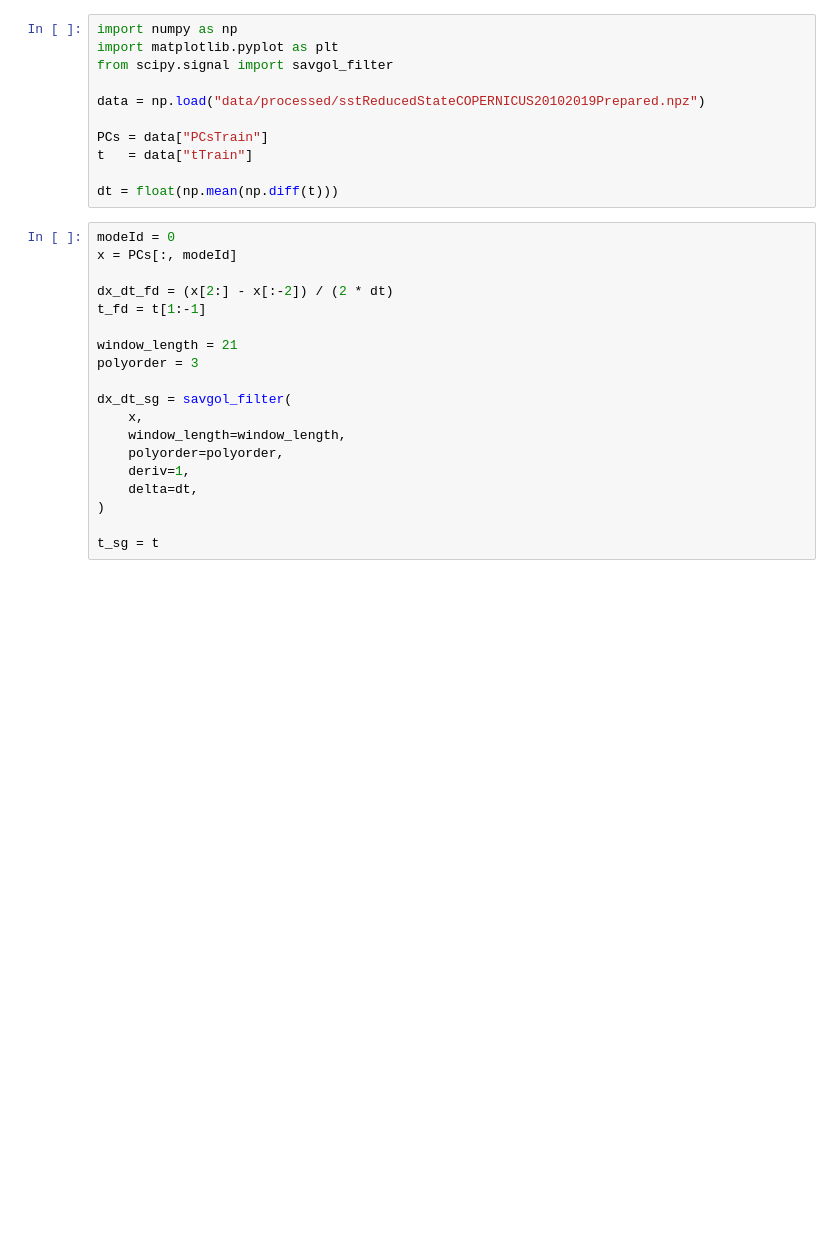
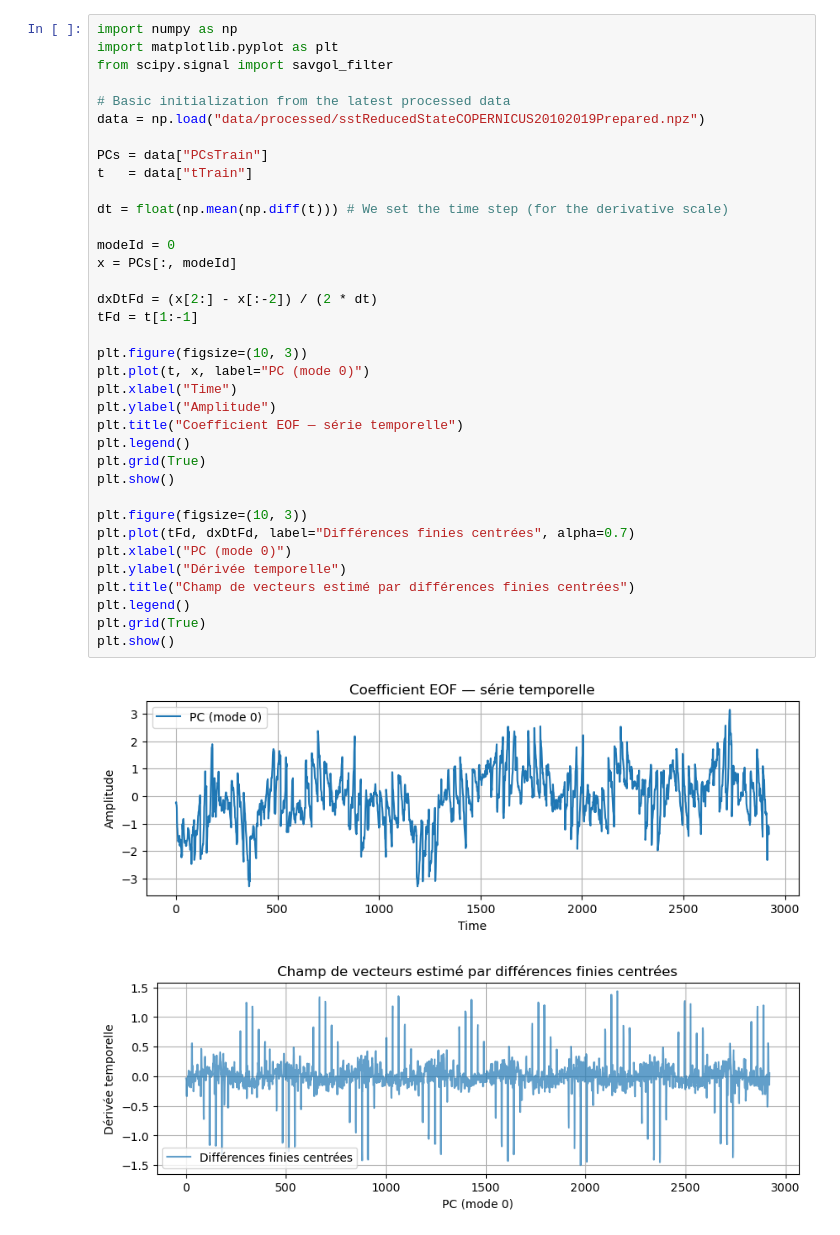
Before and after one commit to mkkuu/EnglishChannelSSTSciML, a Jupyter notebook: notebooks/preTreatment/16dynamicDiagnostic.ipynb, the cells around one changed output. Cells and saved outputs as stored; diff of their text form; blank space fills up the shorter version.

```diff
--- a/notebooks/preTreatment/16dynamicDiagnostic.ipynb
+++ b/notebooks/preTreatment/16dynamicDiagnostic.ipynb
@@ -39,30 +56,39 @@ C'est la force de ce type d'apprentissage. Mais si les données présentent des
-# %%
-import numpy as np
-import matplotlib.pyplot as plt
-from scipy.signal import savgol_filter
-
-data = np.load("data/processed/sstReducedStateCOPERNICUS20102019Prepared.npz")
-
-PCs = data["PCsTrain"]
-t   = data["tTrain"]
-
-dt = float(np.mean(np.diff(t)))
-# %%
-modeId = 0
-x = PCs[:, modeId]
-
-dx_dt_fd = (x[2:] - x[:-2]) / (2 * dt)
-t_fd = t[1:-1]
-
-window_length = 21
-polyorder = 3
-
-dx_dt_sg = savgol_filter(
-    x,
-    window_length=window_length,
-    polyorder=polyorder,
-    deriv=1,
-    delta=dt,
-)
-
-t_sg = t
+# %%
+import numpy as np
+import matplotlib.pyplot as plt
+from scipy.signal import savgol_filter
+
+# Basic initialization from the latest processed data
+data = np.load("data/processed/sstReducedStateCOPERNICUS20102019Prepared.npz")
+
+PCs = data["PCsTrain"]
+t   = data["tTrain"]
+
+dt = float(np.mean(np.diff(t))) # We set the time step (for the derivative scale)
+
+modeId = 0
+x = PCs[:, modeId]
+
+dxDtFd = (x[2:] - x[:-2]) / (2 * dt)
+tFd = t[1:-1]
+
+plt.figure(figsize=(10, 3))
+plt.plot(t, x, label="PC (mode 0)")
+plt.xlabel("Time")
+plt.ylabel("Amplitude")
+plt.title("Coefficient EOF — série temporelle")
+plt.legend()
+plt.grid(True)
+plt.show()
+
+plt.figure(figsize=(10, 3))
+plt.plot(tFd, dxDtFd, label="Différences finies centrées", alpha=0.7)
+plt.xlabel("PC (mode 0)")
+plt.ylabel("Dérivée temporelle")
+plt.title("Champ de vecteurs estimé par différences finies centrées")
+plt.legend()
+plt.grid(True)
+plt.show()
+# %% [output]
+[figure, added]
+[figure, added]
```
Also changed, not shown: parts of 11 cells of this notebook.
